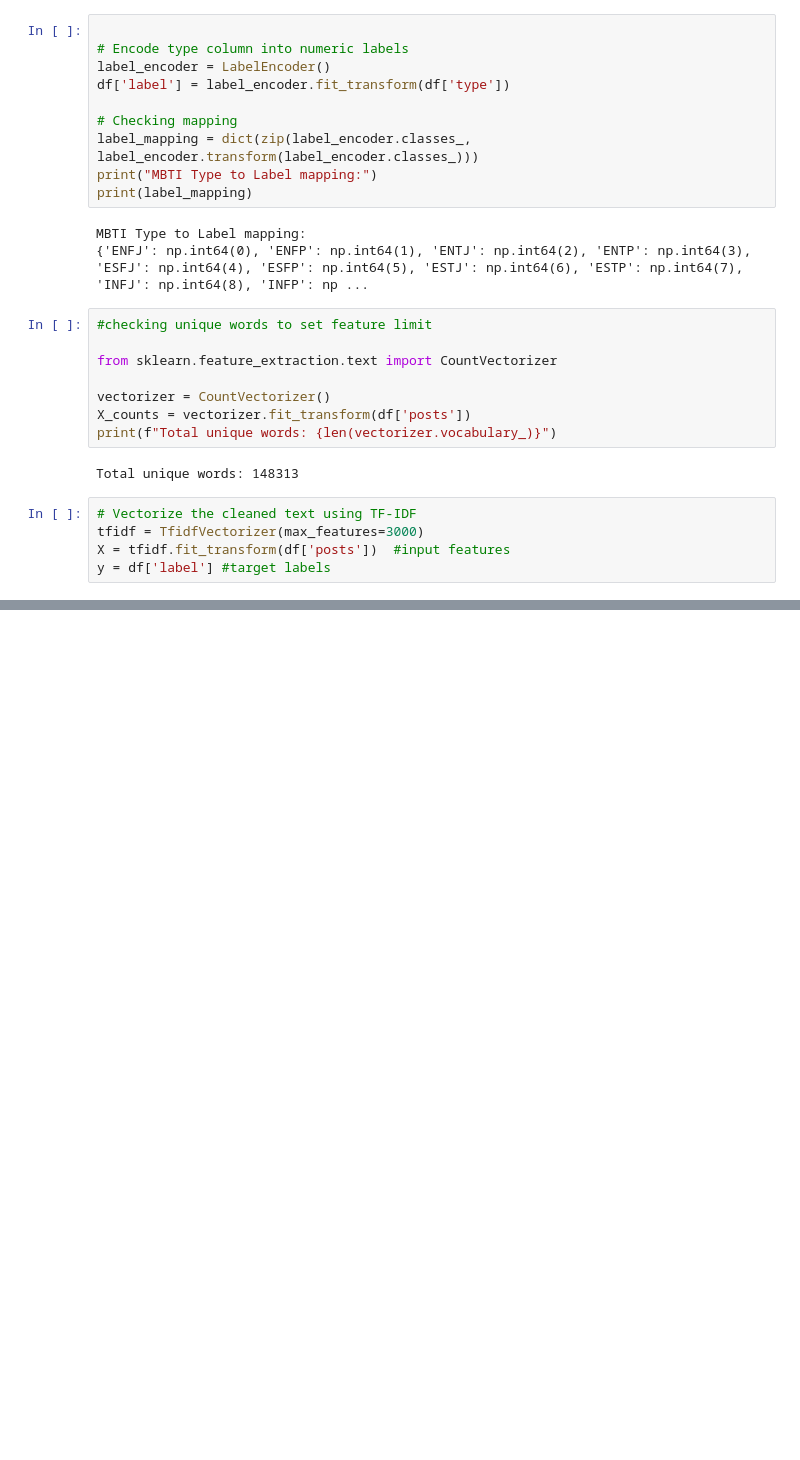
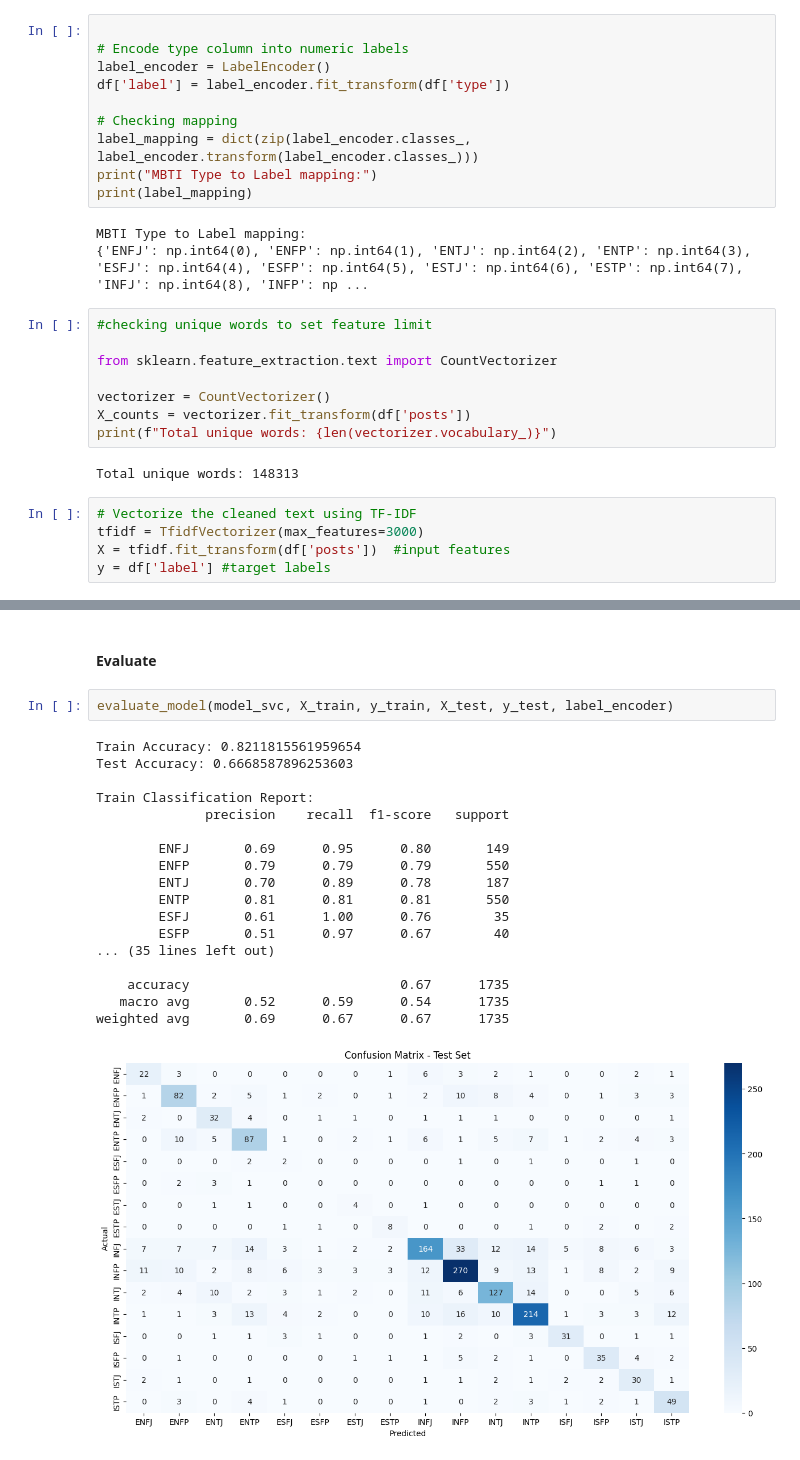
Before and after one commit to Ersatz-xD/VibeSnitch-AI, a Jupyter notebook: notebooks/data_cleaning_preprocessing.ipynb, the cells around one changed output, grey strips where cells are left out. Cells and saved outputs as stored; diff of their text form; blank space fills up the shorter version.

```diff
--- a/notebooks/data_cleaning_preprocessing.ipynb
+++ b/notebooks/data_cleaning_preprocessing.ipynb
@@ -283,0 +371,23 @@ print(" All preprocessing done. Data saved for model training.")
+# %% [markdown]
+#### Evaluate
+# %%
+evaluate_model(model_svc, X_train, y_train, X_test, y_test, label_encoder)
+# %% [output]
+Train Accuracy: 0.8211815561959654
+Test Accuracy: 0.6668587896253603
+
+Train Classification Report:
+              precision    recall  f1-score   support
+
+        ENFJ       0.69      0.95      0.80       149
+        ENFP       0.79      0.79      0.79       550
+        ENTJ       0.70      0.89      0.78       187
+        ENTP       0.81      0.81      0.81       550
+        ESFJ       0.61      1.00      0.76        35
+        ESFP       0.51      0.97      0.67        40
+... (35 lines left out)
+
+    accuracy                           0.67      1735
+   macro avg       0.52      0.59      0.54      1735
+weighted avg       0.69      0.67      0.67      1735
+[figure, added]
```
Also changed, not shown: parts of 21 cells of this notebook.
